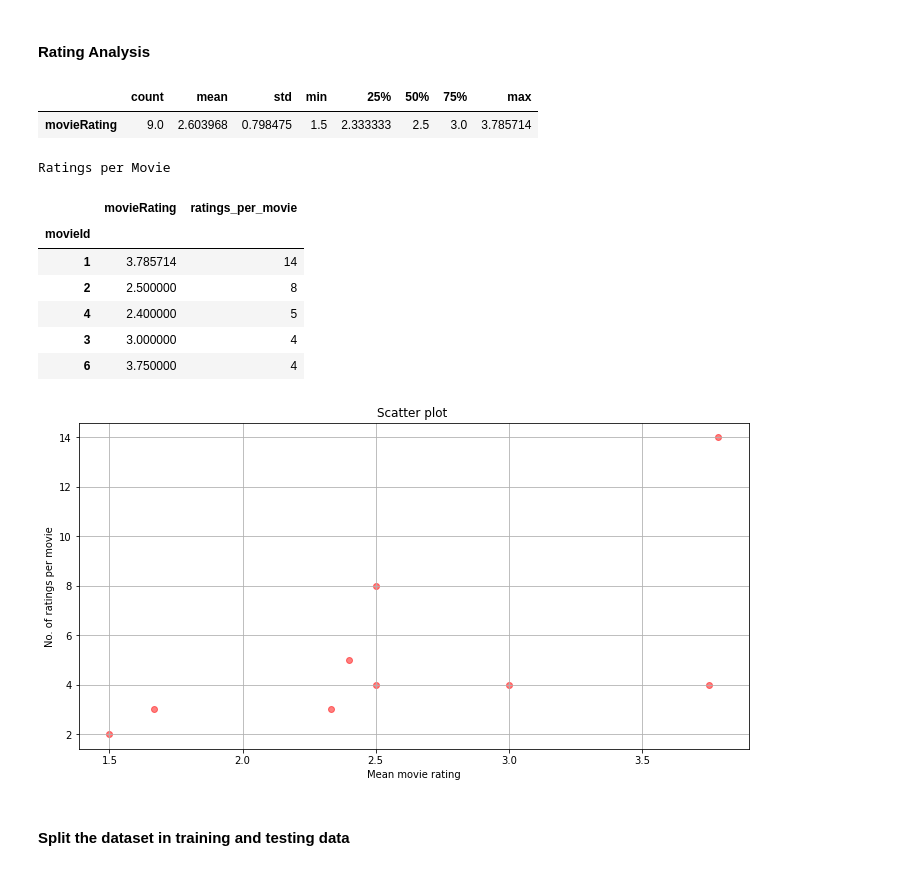
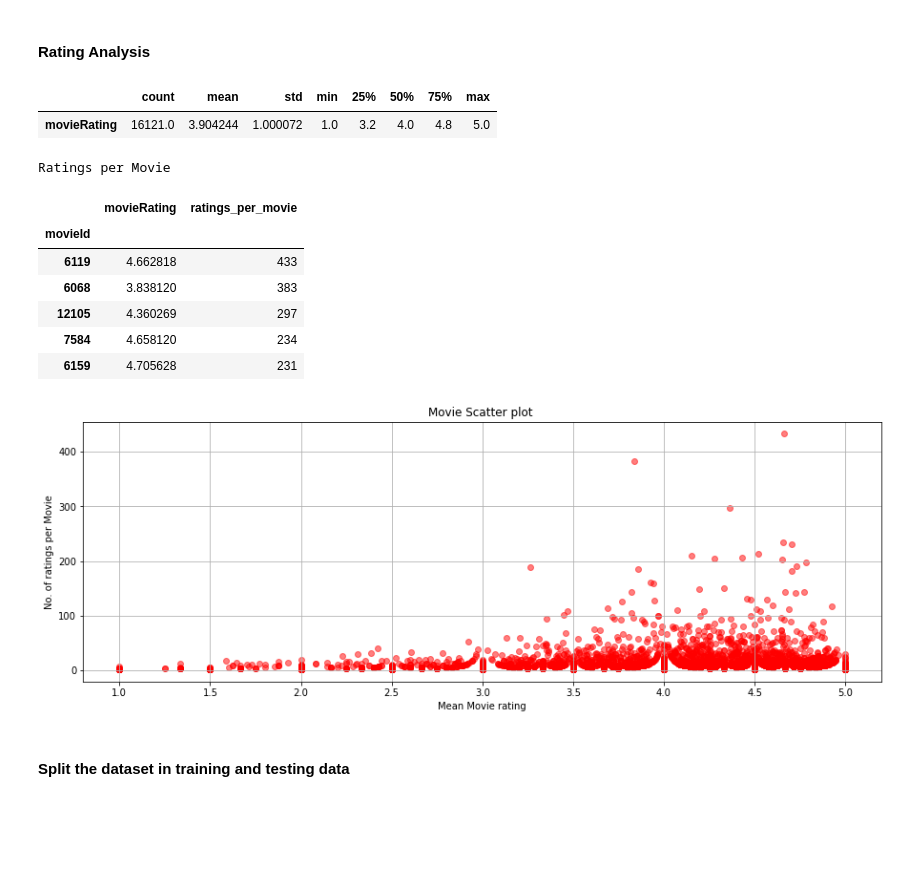
Before and after one commit to andres112/Social-Media-Analytics, a Jupyter notebook: Project/main.ipynb, the cells around one changed output. Drawn from its saved outputs; the diff is of its cells as text; code cells hidden in the pictures; blank space fills up the shorter version.

```diff
--- a/Project/main.ipynb
+++ b/Project/main.ipynb
@@ -35,14 +35,15 @@ warnings.filterwarnings("ignore")  # ignore warnings in logs
 # Loading Dataset
 headers = ['userId', 'movieId', 'movie_categoryId', 'reviewId', 'movieRating', 'reviewDate']
 columns = ['userId', 'movieId', 'movie_categoryId', 'movieRating']
-dataset = pd.read_csv('Dataset/movie-ratings_test.txt',
-                           names=headers, usecols=columns, dtype={"userId": "str", "movieId": "str"})
+dataset = pd.read_csv('Dataset/movie-ratings.txt',
+                           names=headers, usecols=columns, dtype={'userId': 'str', 'movieId': 'str', 'movie_categoryId':'str'})
 # Dataset information
 print('Dataset information')
 num_users = dataset.userId.unique().shape[0]
 num_items = dataset.movieId.unique().shape[0]
+num_cat = dataset.movie_categoryId.unique().shape[0]
 sparsity = 1 - len(dataset) / (num_users * num_items)
-print(f"Users: {num_users}\nMovies: {num_items}\nSparsity: {sparsity}")
+print(f"Users: {num_users}\nMovies: {num_items}\nCategories: {num_cat}\nSparsity: {sparsity}")
 dataset.info()
 dataset.describe()
 # %% [output]
@@ -75,30 +120,34 @@ memory usage: 1.6+ KB
 # %%
 # average rating for each movie
 ratings = pd.DataFrame(dataset.groupby('movieId')['movieRating'].mean())
 
 ratings.describe().T
 
 # quantity of ratings per movie
 ratings['ratings_per_movie'] = dataset.groupby('movieId')['movieRating'].count()
 
 # sorted by number of ratings
 print('\nRatings per Movie')
 ratings.sort_values('ratings_per_movie', ascending=False).head()
 
 # Plot number of movies per rating
-plots.scatterPlot(ratings)
+plot_settings = {
+    'axisX':'movieRating',
+    'axisY': 'ratings_per_movie',
+    'topic': 'Movie'}
+plots.scatterPlot(ratings, plot_settings)
 # %% [output]
 |  | count | mean | std | min | 25% | 50% | 75% | max |
-| movieRating | 9.0 | 2.603968 | 0.798475 | 1.5 | 2.333333 | 2.5 | 3.0 | 3.785714 |
+| movieRating | 16121.0 | 3.904244 | 1.000072 | 1.0 | 3.2 | 4.0 | 4.8 | 5.0 |
 Ratings per Movie
 |  | movieRating | ratings_per_movie |
 | movieId |  |  |
-| 1 | 3.785714 | 14 |
-| 2 | 2.500000 | 8 |
-| 4 | 2.400000 | 5 |
-| 3 | 3.000000 | 4 |
-| 6 | 3.750000 | 4 |
+| 6119 | 4.662818 | 433 |
+| 6068 | 3.838120 | 383 |
+| 12105 | 4.360269 | 297 |
+| 7584 | 4.658120 | 234 |
+| 6159 | 4.705628 | 231 |
-[figure, old version]
+[figure, new version]
 # %% [markdown]
 #### Split the dataset in training and testing data
 # %%
```
Also changed, not shown: parts of 6 cells of this notebook, 4 other files.
